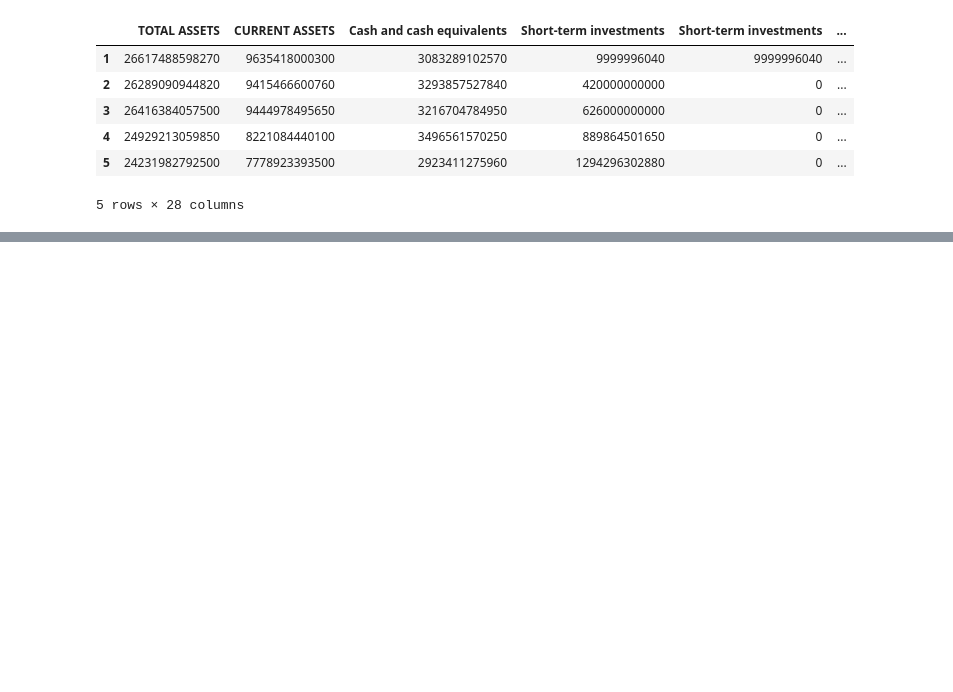
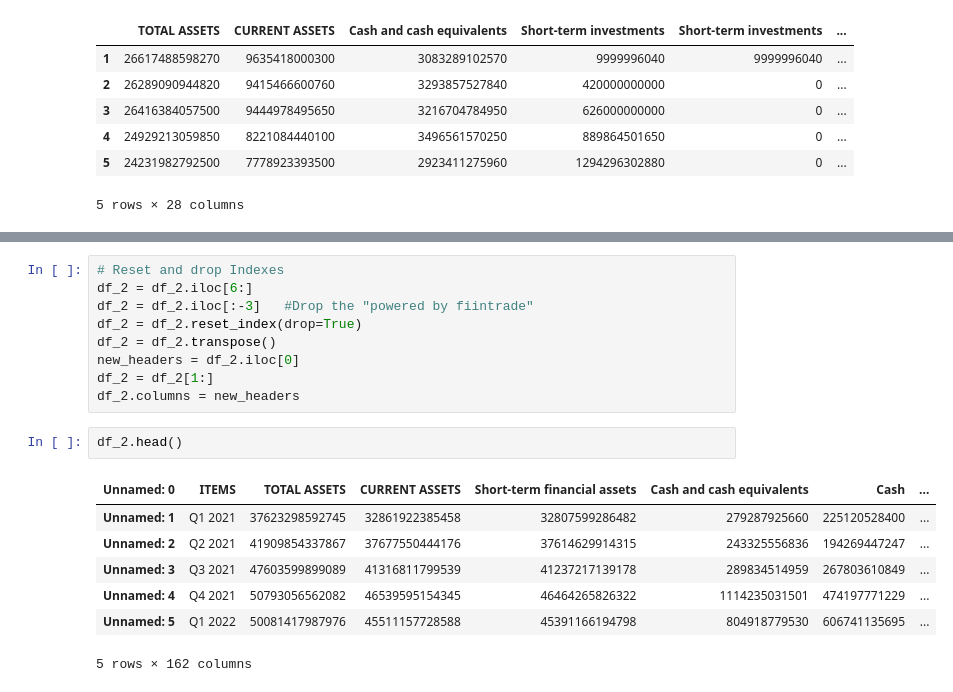
Before and after one commit to tranthanhbinh1/stock-recommendation-system, a Jupyter notebook: test2.ipynb, the cells around one changed output, grey strips where cells are left out. Cells and saved outputs as stored; diff of their text form; blank space fills up the shorter version.

```diff
--- a/test2.ipynb
+++ b/test2.ipynb
@@ -43,0 +89,19 @@ df2.head()
+# %%
+# Reset and drop Indexes
+df_2 = df_2.iloc[6:]
+df_2 = df_2.iloc[:-3]   #Drop the "powered by fiintrade"
+df_2 = df_2.reset_index(drop=True)
+df_2 = df_2.transpose()
+new_headers = df_2.iloc[0]
+df_2 = df_2[1:]
+df_2.columns = new_headers
+# %%
+df_2.head()
+# %% [output]
+| Unnamed: 0 | ITEMS | TOTAL ASSETS | CURRENT ASSETS | Short-term financial assets | Cash and cash equivalents | Cash | ... |
+| Unnamed: 1 | Q1 2021 | 37623298592745 | 32861922385458 | 32807599286482 | 279287925660 | 225120528400 | ... |
+| Unnamed: 2 | Q2 2021 | 41909854337867 | 37677550444176 | 37614629914315 | 243325556836 | 194269447247 | ... |
+| Unnamed: 3 | Q3 2021 | 47603599899089 | 41316811799539 | 41237217139178 | 289834514959 | 267803610849 | ... |
+| Unnamed: 4 | Q4 2021 | 50793056562082 | 46539595154345 | 46464265826322 | 1114235031501 | 474197771229 | ... |
+| Unnamed: 5 | Q1 2022 | 50081417987976 | 45511157728588 | 45391166194798 | 804918779530 | 606741135695 | ... |
+5 rows × 162 columns
```
Also changed, not shown: parts of 6 cells of this notebook, 2 other files.
